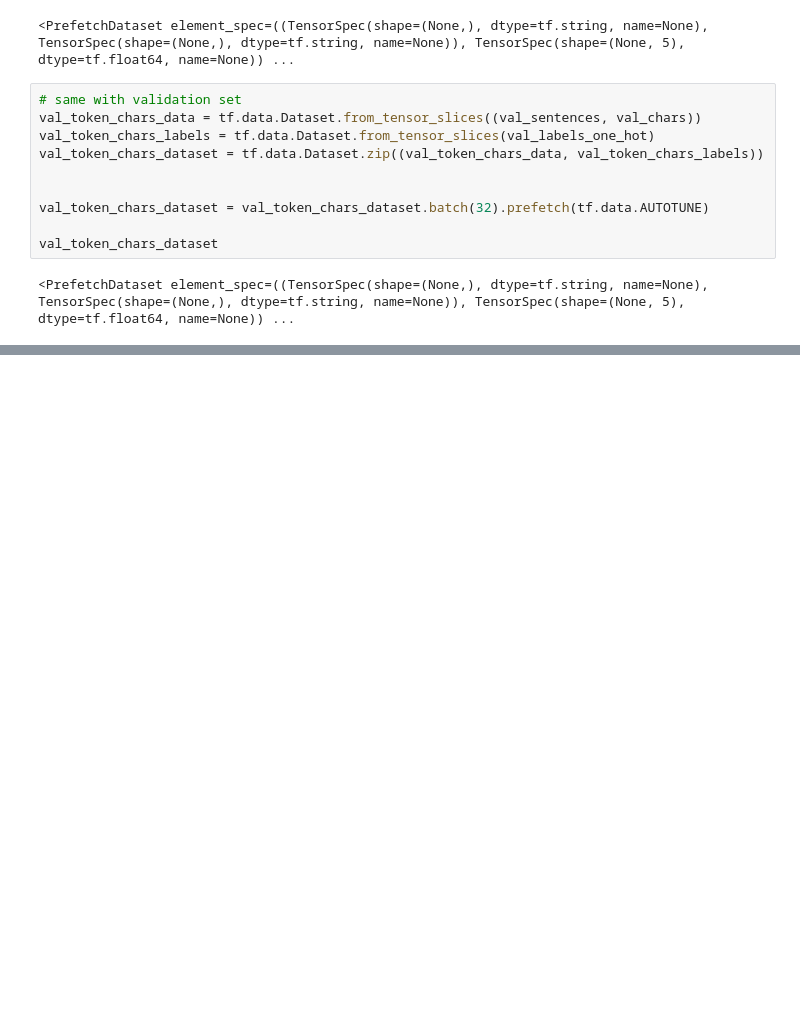
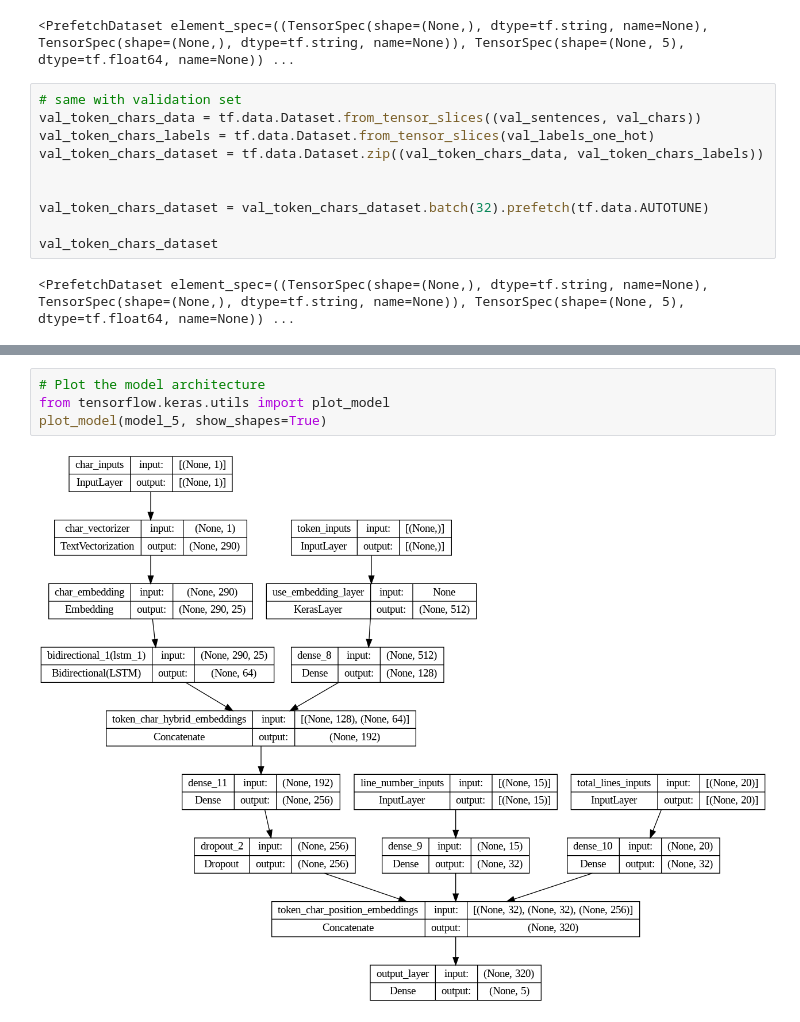
Before and after one commit to SaketMunda/introduction-to-nlp, a Jupyter notebook: skimlit_nlp_milestone_project.ipynb, the cells around one changed output, grey strips where cells are left out. Saved outputs shown, nothing was run; the diff lists cells and outputs as text; blank space fills up the shorter version.

```diff
--- a/skimlit_nlp_milestone_project.ipynb
+++ b/skimlit_nlp_milestone_project.ipynb
@@ -1218,0 +1459,6 @@ model_4_results
+# %%
+# Plot the model architecture
+from tensorflow.keras.utils import plot_model
+plot_model(model_5, show_shapes=True)
+# %% [output]
+[figure, added]
```
Also changed, not shown: parts of 51 cells of this notebook.
